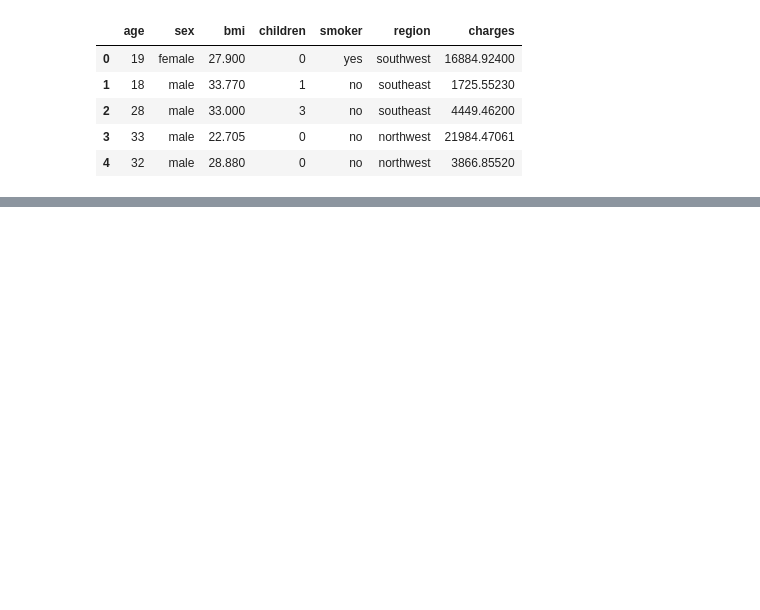
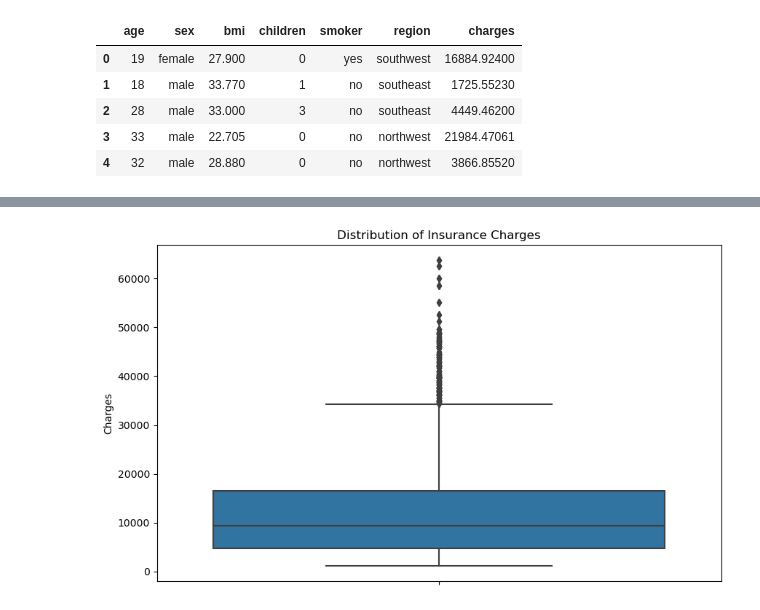
Before and after one commit to tyagi2607/data-science-portfolio, a Jupyter notebook: 1. medical_insurance_cost_prediction/cleaning_exploration.ipynb, the cells around one changed output, grey strips where cells are left out. Drawn from its saved outputs; the diff is of its cells as text; code cells hidden in the pictures; blank space fills up the shorter version.

```diff
--- a/1. medical_insurance_cost_prediction/cleaning_exploration.ipynb
+++ b/1. medical_insurance_cost_prediction/cleaning_exploration.ipynb
@@ -16,0 +129,8 @@ df.head()
+# %%
+sns.boxplot(y='charges', data=df)
+plt.title('Distribution of Insurance Charges')
+plt.ylabel('Charges')
+# plt.ylabel('Frequency')
+plt.show()
+# %% [output]
+[figure, added]
```
Also changed, not shown: parts of 15 cells of this notebook.
